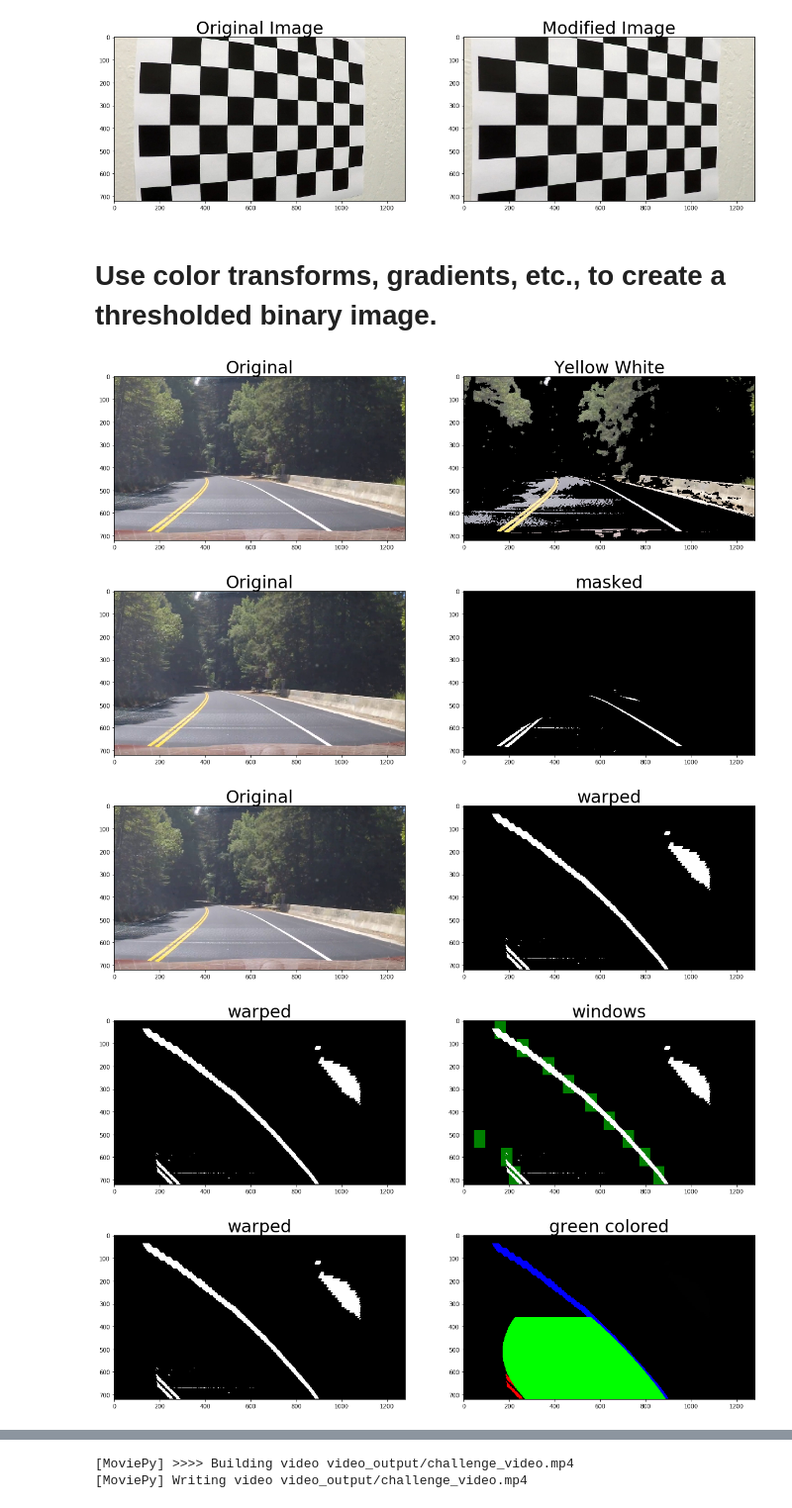
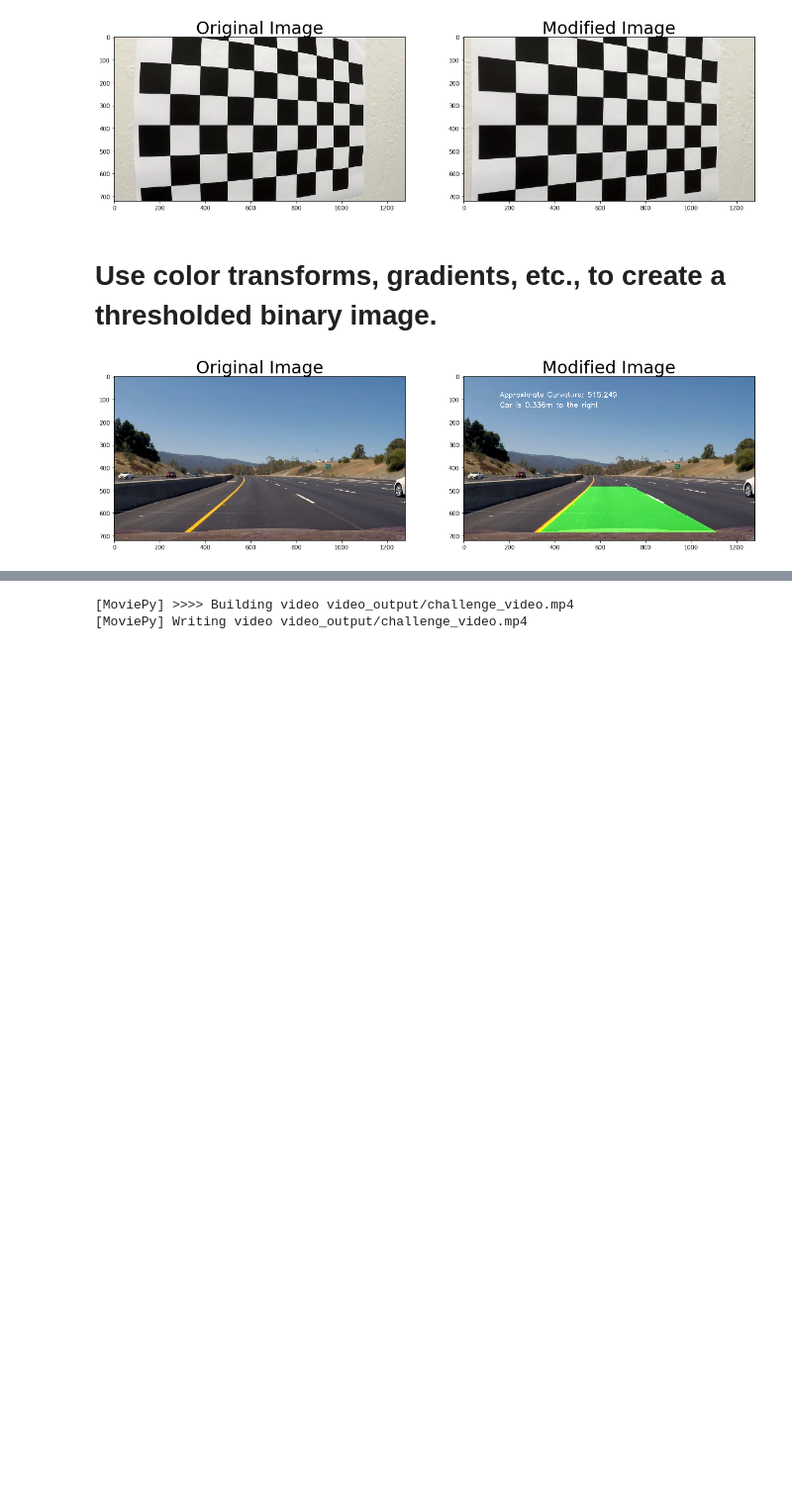
Before and after one commit to julianste/extended-lane-finder, a Jupyter notebook: P2.ipynb, the cells around one changed output, grey strips where cells are left out. Shown at 99% size. Saved outputs shown, nothing was run; the diff lists cells and outputs as text; code cells hidden in the pictures; blank space fills up the shorter version.

```diff
--- a/P2.ipynb
+++ b/P2.ipynb
@@ -621,16 +629,12 @@ class ExtendedLaneProcessor(object):
 # %%
 from PIL import Image
 
-file = 'test_images_output/20.png'
+file = 'test_images_output/5.png'
 image = np.asarray(Image.open(file))
 
 lp = ExtendedLaneProcessor(2)
 
-combined = lp.process_next_image(image, True)
+combined = lp.process_next_image(image, False)
 plot_two_images(image, combined)
 # %% [output]
-[figure, old version]
+[figure, new version]
-[figure, removed]
-[figure, removed]
-[figure, removed]
-[figure, removed]
```
Also changed, not shown: parts of 4 cells of this notebook, 1 other file.
